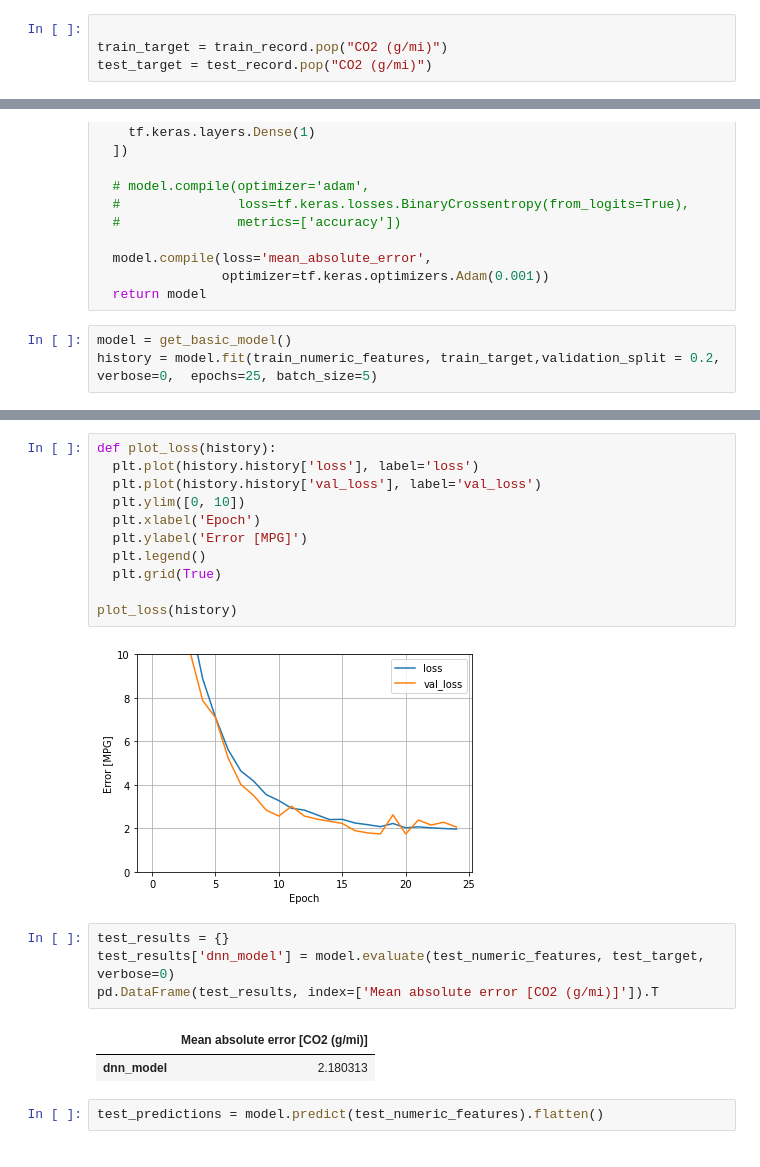
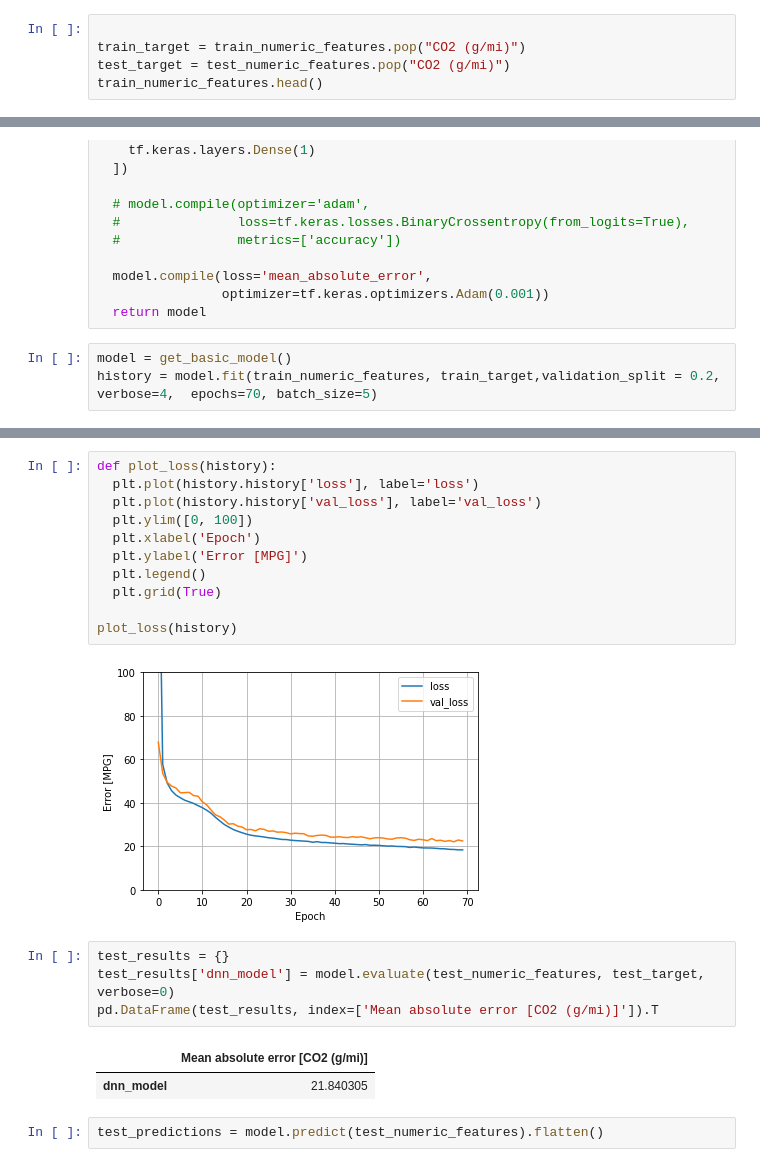
Before and after one commit to TharinduGee/Prediction_Models, a Jupyter notebook: Corbon_emission_predictor_Only_using_numeric_features.ipynb, the cells around one changed output, grey strips where cells are left out. Cells and saved outputs as stored; diff of their text form.

```diff
--- a/Corbon_emission_predictor_Only_using_numeric_features.ipynb
+++ b/Corbon_emission_predictor_Only_using_numeric_features.ipynb
@@ -54,5 +45,6 @@ train_numeric_features.head()
 # %%
 
-train_target = train_record.pop("CO2 (g/mi)")
-test_target = test_record.pop("CO2 (g/mi)")
+train_target = train_numeric_features.pop("CO2 (g/mi)")
+test_target = test_numeric_features.pop("CO2 (g/mi)")
+train_numeric_features.head()
 # %% [output]
@@ -117,4 +115,4 @@ def get_basic_model():
   return model
 # %%
 model = get_basic_model()
-history = model.fit(train_numeric_features, train_target,validation_split = 0.2, verbose=0,  epochs=25, batch_size=5)
+history = model.fit(train_numeric_features, train_target,validation_split = 0.2, verbose=4,  epochs=70, batch_size=5)
@@ -121,22 +137,22 @@ history = model.fit(train_numeric_features, train_target,validation_split = 0.2,
 # %%
 def plot_loss(history):
   plt.plot(history.history['loss'], label='loss')
   plt.plot(history.history['val_loss'], label='val_loss')
-  plt.ylim([0, 10])
+  plt.ylim([0, 100])
   plt.xlabel('Epoch')
   plt.ylabel('Error [MPG]')
   plt.legend()
   plt.grid(True)
 
 plot_loss(history)
 # %% [output]
-[figure, old version]
+[figure, new version]
 # %%
 test_results = {}
 test_results['dnn_model'] = model.evaluate(test_numeric_features, test_target, verbose=0)
 pd.DataFrame(test_results, index=['Mean absolute error [CO2 (g/mi)]']).T
 # %% [output]
 |  | Mean absolute error [CO2 (g/mi)] |
-| dnn_model | 2.180313 |
+| dnn_model | 21.840305 |
 # %%
 test_predictions = model.predict(test_numeric_features).flatten()
```
Also changed, not shown: parts of 7 cells of this notebook.
